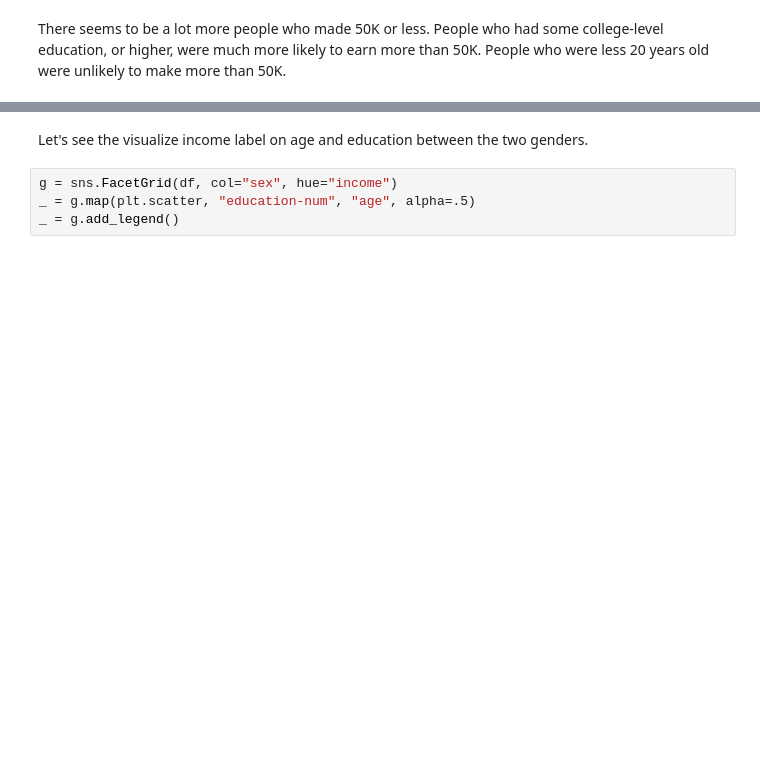
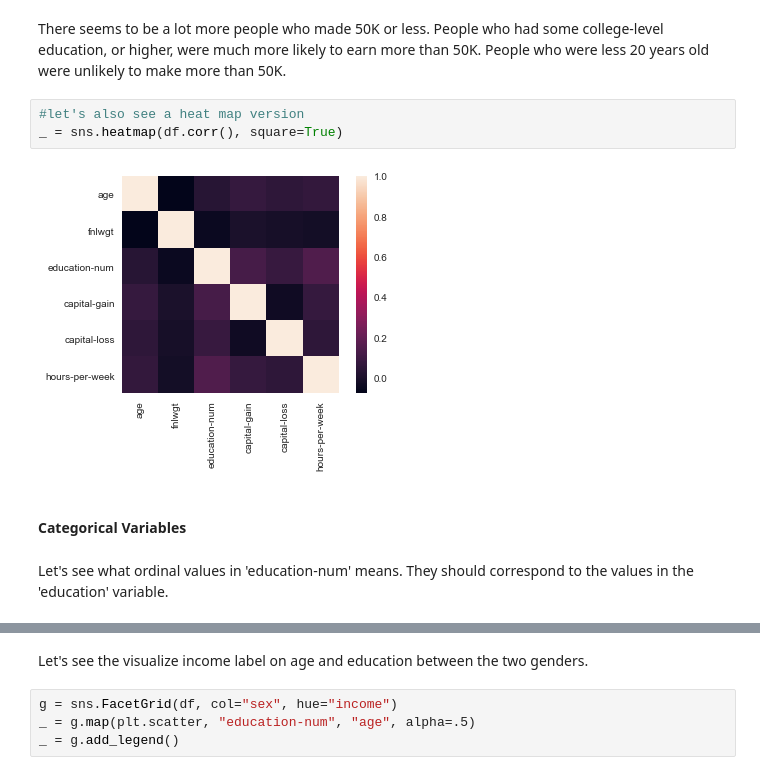
Before and after one commit to kchen009/Final_exam, a Jupyter notebook: Census Income Data Set.ipynb, the cells around one changed output, grey strips where cells are left out. Cells and saved outputs as stored; diff of their text form; blank space fills up the shorter version.

```diff
--- a/Census Income Data Set.ipynb
+++ b/Census Income Data Set.ipynb
@@ -115,2 +82,11 @@ _ = g.add_legend()
 # %% [markdown]
 There seems to be a lot more people who made 50K or less. People who had some college-level education, or higher, were much more likely to earn more than 50K. People who were less 20 years old were unlikely to make more than 50K.
+# %%
+#let's also see a heat map version
+_ = sns.heatmap(df.corr(), square=True)
+# %% [output]
+[figure, added]
+# %% [markdown]
+#### Categorical Variables
+# %% [markdown]
+Let's see what ordinal values in 'education-num' means. They should correspond to the values in the 'education' variable.
```
Also changed, not shown: parts of 43 cells of this notebook.
